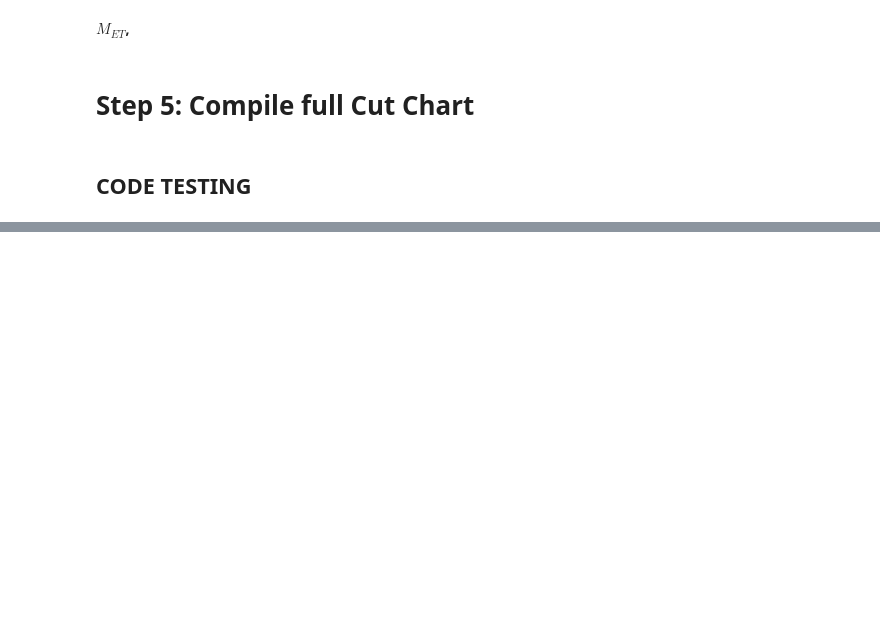
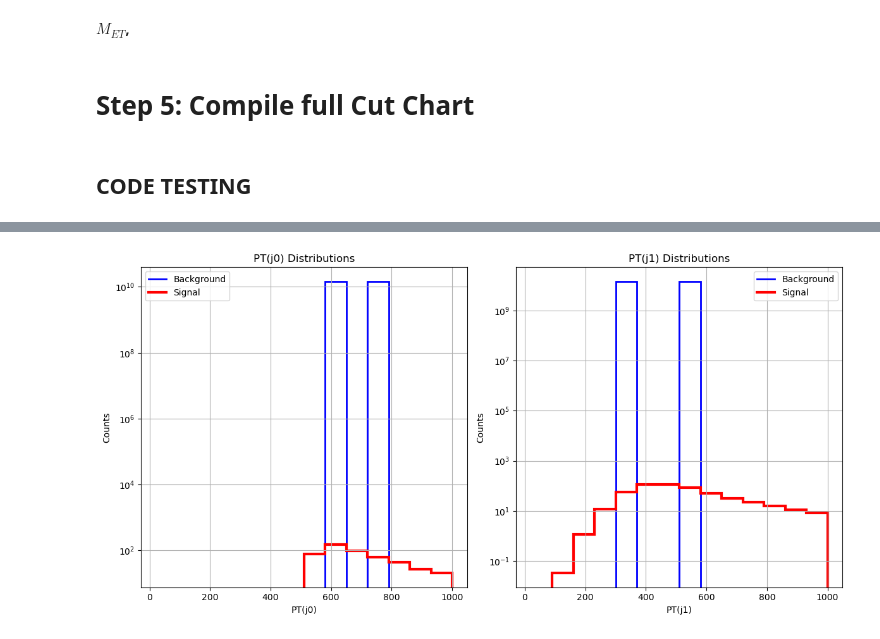
Before and after one commit to MarioPardo/UDEA_HEP_Analysis, a Jupyter notebook: data/AnalysisTemplate.ipynb, the cells around one changed output, grey strips where cells are left out. Saved outputs shown, nothing was run; the diff lists cells and outputs as text; code cells hidden in the pictures; blank space fills up the shorter version.

```diff
--- a/data/AnalysisTemplate.ipynb
+++ b/data/AnalysisTemplate.ipynb
@@ -922,0 +1033,39 @@ in file Signals_DMSimpl_Spin0/VBF_DM_My0_1000_MXD_10.root
+# %%
+def applySingleCut(df, mask_function):
+    mask = mask_function(df)
+    return df[mask]
+
+
+
+def applyMultipleCuts(df, mask_functions):
+
+    for mask in mask_functions:
+        df = applySingleCut(df, mask)
+
+    return df
+# %%
+def mask_pt_j0_greater_than_30(df):
+    # Extract PT for j0
+    pt_j0 = df["Jet.PT"].apply(lambda x: x[0] if len(x) > 0 else None)
+
+    # Create mask where PT(j0) > 30
+    return pt_j0 > 550
+
+
+def mask_eta_condition(df):
+    # Extract Eta for j0 and j1
+    eta_j0 = df["Jet.Eta"].apply(lambda x: x[0] if len(x) > 0 else None)
+    eta_j1 = df["Jet.Eta"].apply(lambda x: x[1] if len(x) > 1 else None)
+
+    # Create mask where Eta(j0) * Eta(j1) >= 0
+    return (eta_j0 * eta_j1) >= 0
+# %%
+fullTree = openTree(signal_filepath)
+
+
+maskList = [mask_eta_condition, mask_pt_j0_greater_than_30]
+
+
+ptover30 = applyMultipleCuts(fullTree,maskList)
+
+print(ptover30['Jet.PT'])
@@ -922,0 +1220,4 @@ in file Signals_DMSimpl_Spin0/VBF_DM_My0_1000_MXD_10.root
+# %%
+PlotJetsNew("PT","PT",maskList)
+# %% [output]
+[figure, added]
```
Also changed, not shown: parts of 24 cells of this notebook, 1 other file.
